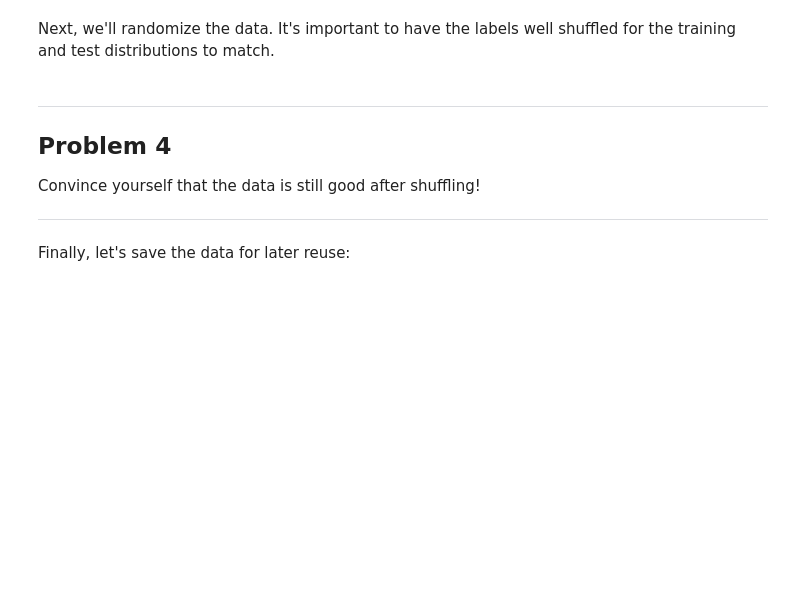
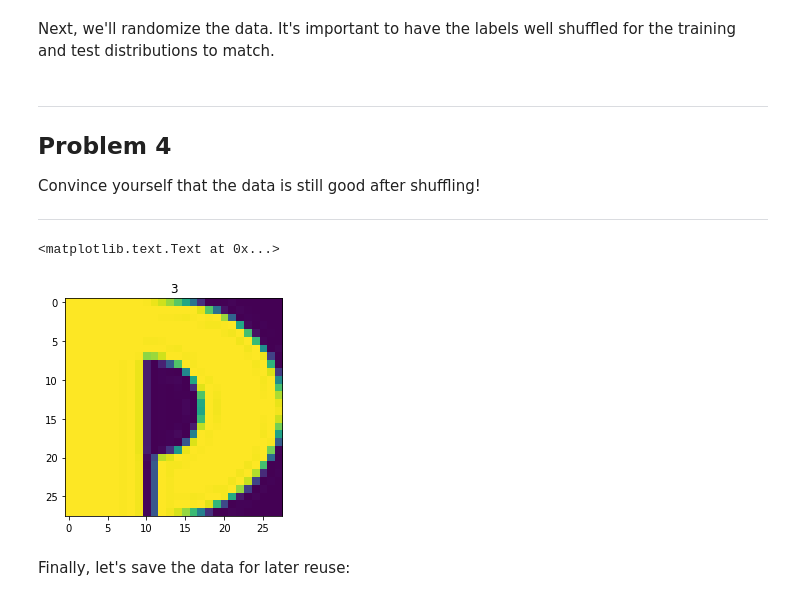
Before and after one commit to lizhang101/uddl-projects, a Jupyter notebook: udacity/1_notmnist.ipynb, the cells around one changed output. Cells and saved outputs as stored; diff of their text form; code cells hidden in the pictures; blank space fills up the shorter version.

```diff
--- a/udacity/1_notmnist.ipynb
+++ b/udacity/1_notmnist.ipynb
@@ -292,6 +326,14 @@ Problem 4
 Convince yourself that the data is still good after shuffling!
 
 ---
+# %%
+sel = np.random.randint(train_dataset.shape[0])
+
+plt.imshow(train_dataset[sel])
+plt.title (train_labels[sel])
+# %% [output]
+<matplotlib.text.Text at 0x...>
+[figure, added]
 # %% [markdown]
 Finally, let's save the data for later reuse:
 # %%
```
Also changed, not shown: parts of 16 cells of this notebook.
